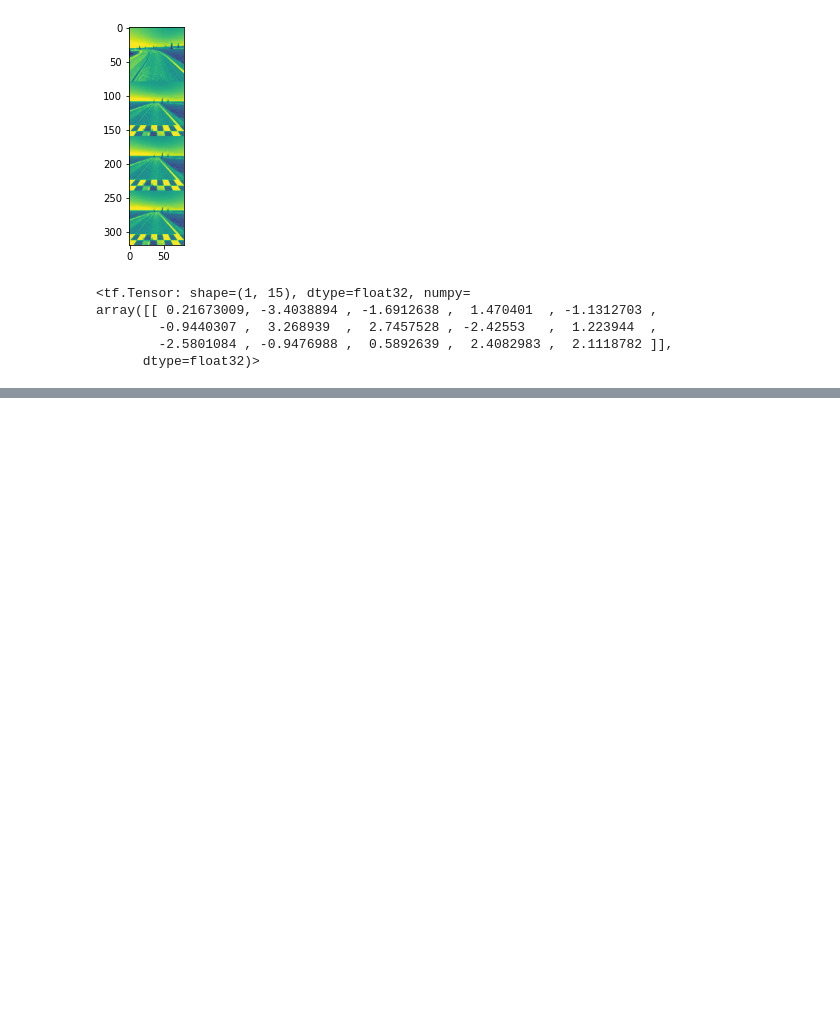
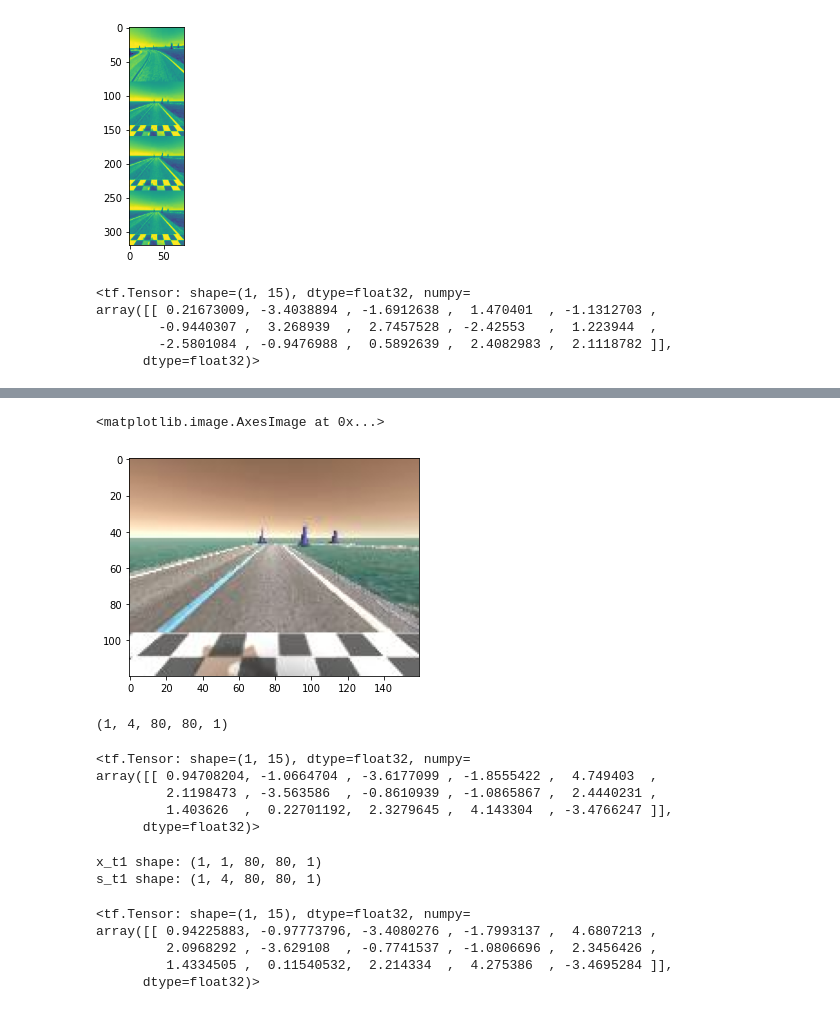
Before and after one commit to Toefinder/DonkeyCar_RLautonomous, a Jupyter notebook: projects/CNN.ipynb, the cells around one changed output, grey strips where cells are left out. Drawn from its saved outputs; the diff is of its cells as text; code cells hidden in the pictures; blank space fills up the shorter version.

```diff
--- a/projects/CNN.ipynb
+++ b/projects/CNN.ipynb
@@ -317,0 +399,42 @@ array([[ 0.21673009, -3.4038894 , -1.6912638 ,  1.470401  , -1.1312703 ,
+# %%
+next_obs = cv2.imread("images/0_cam-image_array_.jpg")
+plt.imshow(next_obs)
+# %% [output]
+<matplotlib.image.AxesImage at 0x...>
+[figure, added]
+# %%
+x_t = process_image(next_obs)
+s_t = np.stack((x_t,)*img_channels, axis=0) # 4*80*80
+# In Keras, need to reshape
+s_t = s_t.reshape(1, s_t.shape[0], s_t.shape[1], s_t.shape[2], 1)  # 1*4*80*80*1
+s_t.shape
+# %% [output]
+(1, 4, 80, 80, 1)
+# %%
+model(s_t)
+# %% [output]
+<tf.Tensor: shape=(1, 15), dtype=float32, numpy=
+array([[ 0.94708204, -1.0664704 , -3.6177099 , -1.8555422 ,  4.749403  ,
+         2.1198473 , -3.563586  , -0.8610939 , -1.0865867 ,  2.4440231 ,
+         1.403626  ,  0.22701192,  2.3279645 ,  4.143304  , -3.4766247 ]],
+      dtype=float32)>
+# %%
+next_obs = cv2.imread("images/1283_cam-image_array_.jpg")
+# plt.imshow(agent.process_image(next_obs)) # debug
+# plt.savefig("{}.png".format(agent.t)) # debug
+x_t1 = process_image(next_obs)
+x_t1 = x_t1.reshape(1, 1, x_t1.shape[0], x_t1.shape[1], color_channels)  # 1x1x80x80x(num_color)
+s_t1 = np.append(s_t[:, 1:, :, :], x_t1, axis=1)  # 1x4x80x80x(num_color)
+print("x_t1 shape:", x_t1.shape)
+print("s_t1 shape:", s_t1.shape)
+# %% [output]
+x_t1 shape: (1, 1, 80, 80, 1)
+s_t1 shape: (1, 4, 80, 80, 1)
+# %%
+model(s_t1)
+# %% [output]
+<tf.Tensor: shape=(1, 15), dtype=float32, numpy=
+array([[ 0.94225883, -0.97773796, -3.4080276 , -1.7993137 ,  4.6807213 ,
+         2.0968292 , -3.629108  , -0.7741537 , -1.0806696 ,  2.3456426 ,
+         1.4334505 ,  0.11540532,  2.214334  ,  4.275386  , -3.4695284 ]],
+      dtype=float32)>
```
Also changed, not shown: parts of 8 cells of this notebook, 1 other file.
